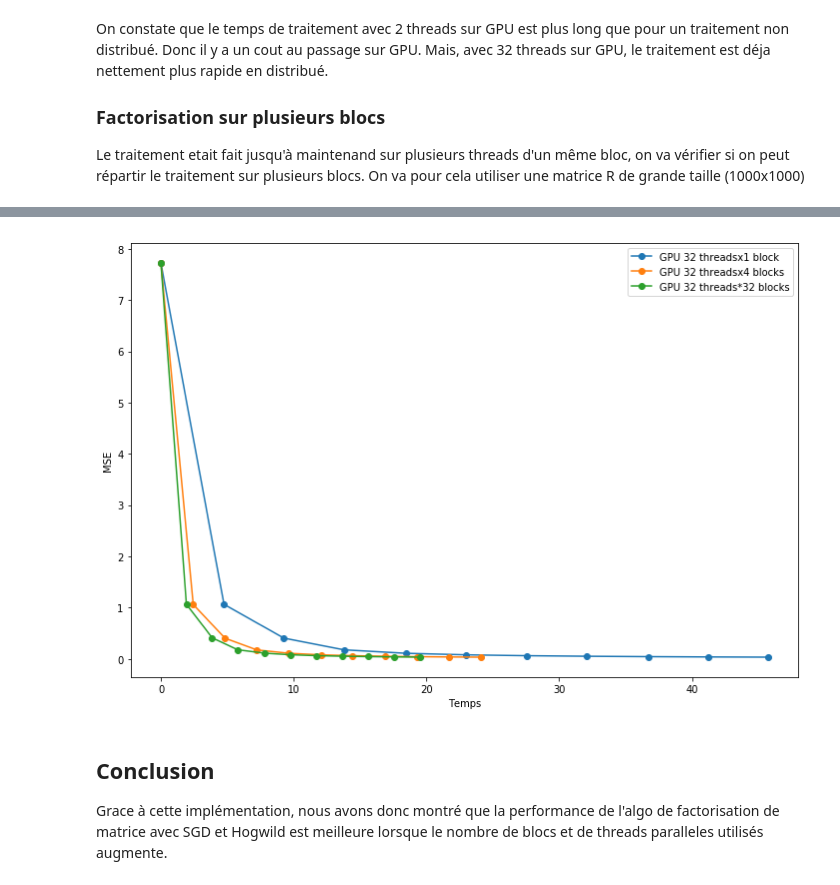
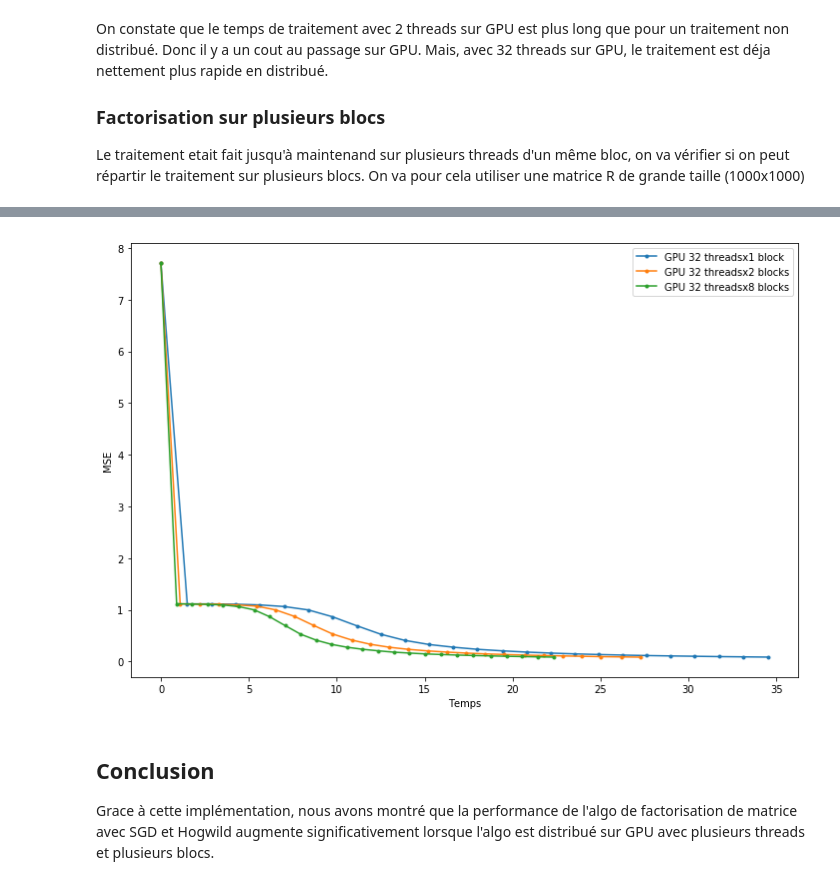
Before and after one commit to thlevy/matrix_factorization, a Jupyter notebook: Matrix_Factorization_GPU.ipynb, the cells around one changed output, grey strips where cells are left out. Saved outputs shown, nothing was run; the diff lists cells and outputs as text; code cells hidden in the pictures.

Commit message:
Meilleures courbes et conclusion

```diff
--- a/Matrix_Factorization_GPU.ipynb
+++ b/Matrix_Factorization_GPU.ipynb
@@ -319,24 +327,24 @@ Le traitement etait fait jusqu'à maintenand sur plusieurs threads d'un même bl
 On va pour cela utiliser une matrice R de grande taille (1000x1000)
 # %%
 R2 = random_sparse_matrix((1000, 1000),0.2)
-mf = MF(R2, K=100, alpha=0.01, beta=0.01, iterations=50)
+mf = MF(R2, K=100, alpha=0.01, beta=0.01, iterations=25)
 
 steps3= mf.factorize_gpu(nThreads=32)
-steps4= mf.factorize_gpu(nThreads=32,nBlocks=4)
-steps5= mf.factorize_gpu(nThreads=32,nBlocks=32)
+steps4= mf.factorize_gpu(nThreads=32,nBlocks=2)
+steps5= mf.factorize_gpu(nThreads=32,nBlocks=8)
 fig=plt.figure(figsize=(12,8))
 ax1 = fig.add_subplot(1,1,1)
 x_val = [x[0] for x in steps3]
 y_val = [x[1] for x in steps3]
-ax1.plot(x_val,y_val,marker='o',linestyle='-',label='GPU 32 threadsx1 block')
+ax1.plot(x_val,y_val,marker='.',linestyle='-',label='GPU 32 threadsx1 block')
 #ax1.plot(*zip(*steps),marker='o',linestyle='-',label='2 threads')
 x_val = [x[0] for x in steps4]
 y_val = [x[1] for x in steps4]
-ax1.plot(x_val,y_val,marker='o',linestyle='-',label='GPU 32 threadsx4 blocks')
+ax1.plot(x_val,y_val,marker='.',linestyle='-',label='GPU 32 threadsx2 blocks')
 #ax1.plot(*zip(*steps3),marker='o',linestyle='-',label='Pur CPU')
 x_val = [x[0] for x in steps5]
 y_val = [x[1] for x in steps5]
-ax1.plot(x_val,y_val,marker='o',linestyle='-',label='GPU 32 threads*32 blocks')
+ax1.plot(x_val,y_val,marker='.',linestyle='-',label='GPU 32 threadsx8 blocks')
 ax1.set_xlabel('Temps')
 ax1.set_ylabel('MSE')
 ax1.legend(loc='best')
@@ -362,4 +371,4 @@ Iteration: 50;elapsed = 19.50 ; error = 0.0372
-[figure, old version]
+[figure, new version]
 # %% [markdown]
 ## Conclusion
-Grace à cette implémentation, nous avons donc montré que la performance de l'algo de factorisation de matrice avec SGD et Hogwild est meilleure lorsque le nombre de blocs et de threads paralleles utilisés augmente.
+Grace à cette implémentation, nous avons montré que la performance de l'algo de factorisation de matrice avec SGD et Hogwild augmente significativement lorsque l'algo est distribué sur GPU avec plusieurs threads et plusieurs blocs.
```
Also changed, not shown: parts of 3 cells of this notebook.
